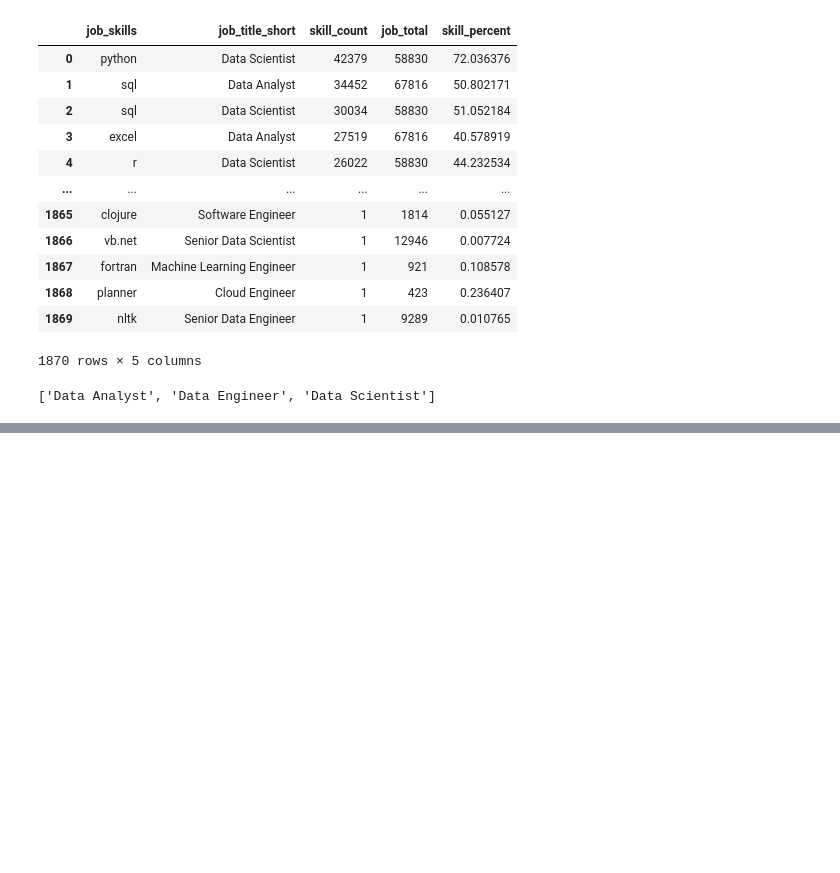
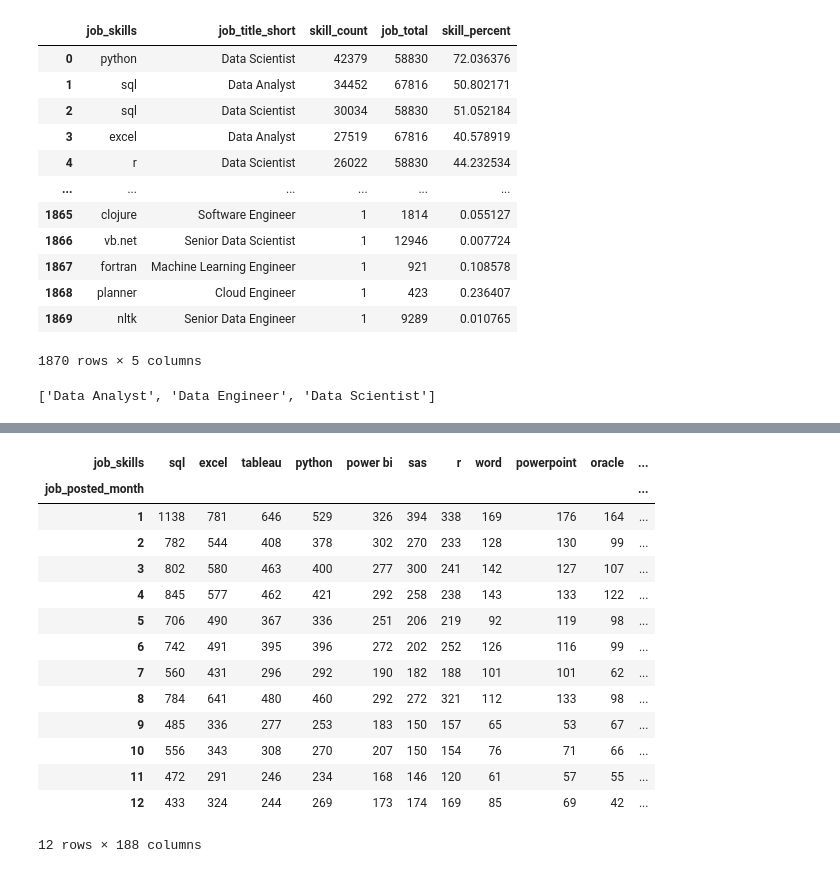
Before and after one commit to Kartikey2203/python, a Jupyter notebook: 3_project/2_Skill_count.ipynb, the cells around one changed output, grey strips where cells are left out. Cells and saved outputs as stored; diff of their text form; code cells hidden in the pictures; blank space fills up the shorter version.

```diff
--- a/3_project/2_Skill_count.ipynb
+++ b/3_project/2_Skill_count.ipynb
@@ -116,0 +117,5 @@ plt.tight_layout()
+# %%
+## Skill count per month for data analysts
+df_DA_US = df[(df['job_title'] == 'Data Analyst') & (df['job_country'] == 'United States')].copy()
+
+df_DA_US['job_posted_month'] = df_DA_US['job_posted_date'].dt.month
@@ -116,0 +127,20 @@ plt.tight_layout()
+# %%
+df_DA_US_pivot=df_DA_US_pivot[df_DA_US_pivot.loc['Total'].sort_values(ascending=False).index]
+df_DA_US_pivot=df_DA_US_pivot.drop('Total')
+df_DA_US_pivot
+# %% [output]
+| job_skills | sql | excel | tableau | python | power bi | sas | r | word | powerpoint | oracle | ... |
+| job_posted_month |  |  |  |  |  |  |  |  |  |  | ... |
+| 1 | 1138 | 781 | 646 | 529 | 326 | 394 | 338 | 169 | 176 | 164 | ... |
+| 2 | 782 | 544 | 408 | 378 | 302 | 270 | 233 | 128 | 130 | 99 | ... |
+| 3 | 802 | 580 | 463 | 400 | 277 | 300 | 241 | 142 | 127 | 107 | ... |
+| 4 | 845 | 577 | 462 | 421 | 292 | 258 | 238 | 143 | 133 | 122 | ... |
+| 5 | 706 | 490 | 367 | 336 | 251 | 206 | 219 | 92 | 119 | 98 | ... |
+| 6 | 742 | 491 | 395 | 396 | 272 | 202 | 252 | 126 | 116 | 99 | ... |
+| 7 | 560 | 431 | 296 | 292 | 190 | 182 | 188 | 101 | 101 | 62 | ... |
+| 8 | 784 | 641 | 480 | 460 | 292 | 272 | 321 | 112 | 133 | 98 | ... |
+| 9 | 485 | 336 | 277 | 253 | 183 | 150 | 157 | 65 | 53 | 67 | ... |
+| 10 | 556 | 343 | 308 | 270 | 207 | 150 | 154 | 76 | 71 | 66 | ... |
+| 11 | 472 | 291 | 246 | 234 | 168 | 146 | 120 | 61 | 57 | 55 | ... |
+| 12 | 433 | 324 | 244 | 269 | 173 | 174 | 169 | 85 | 69 | 42 | ... |
+12 rows × 188 columns
```
Also changed, not shown: parts of 7 cells of this notebook.
